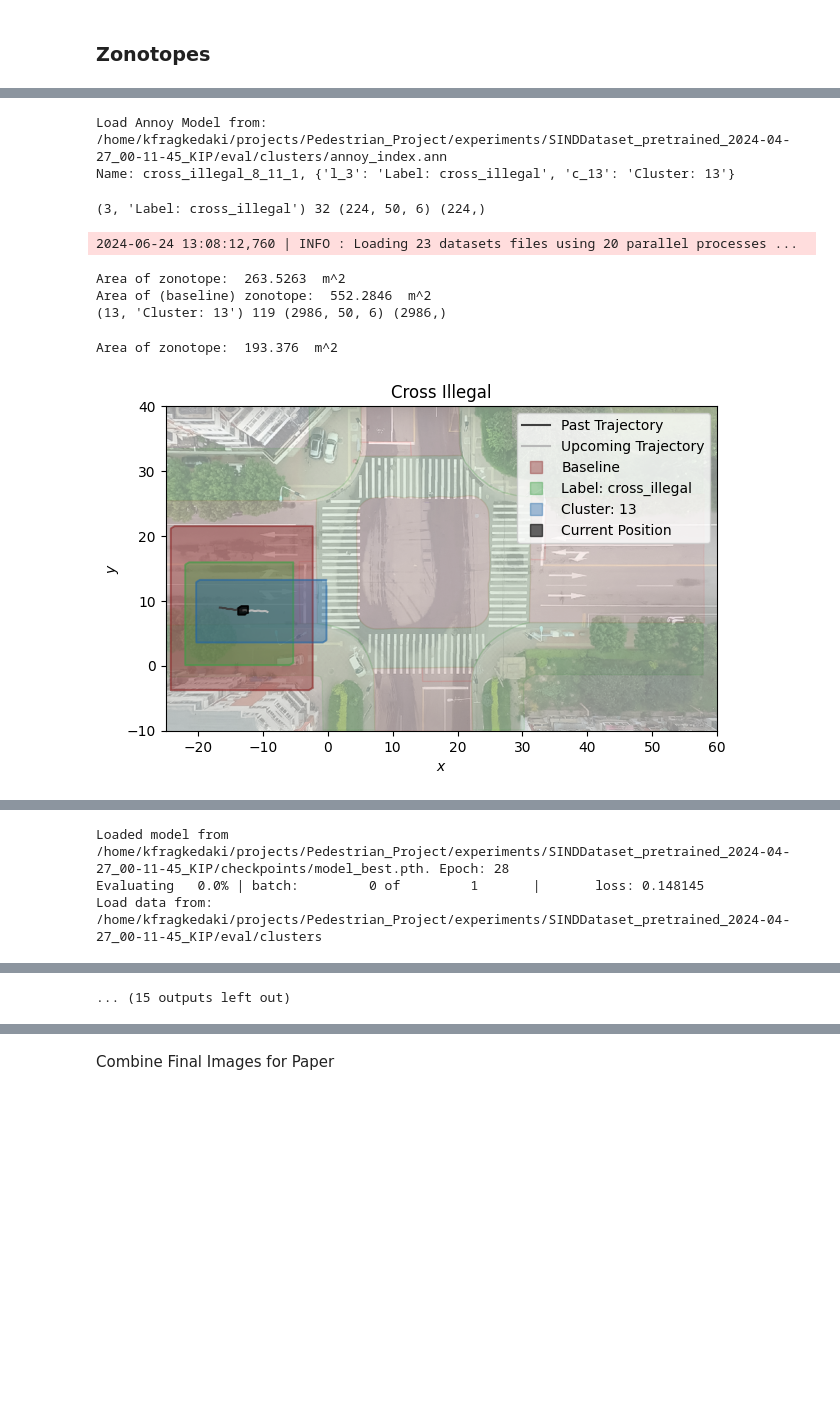
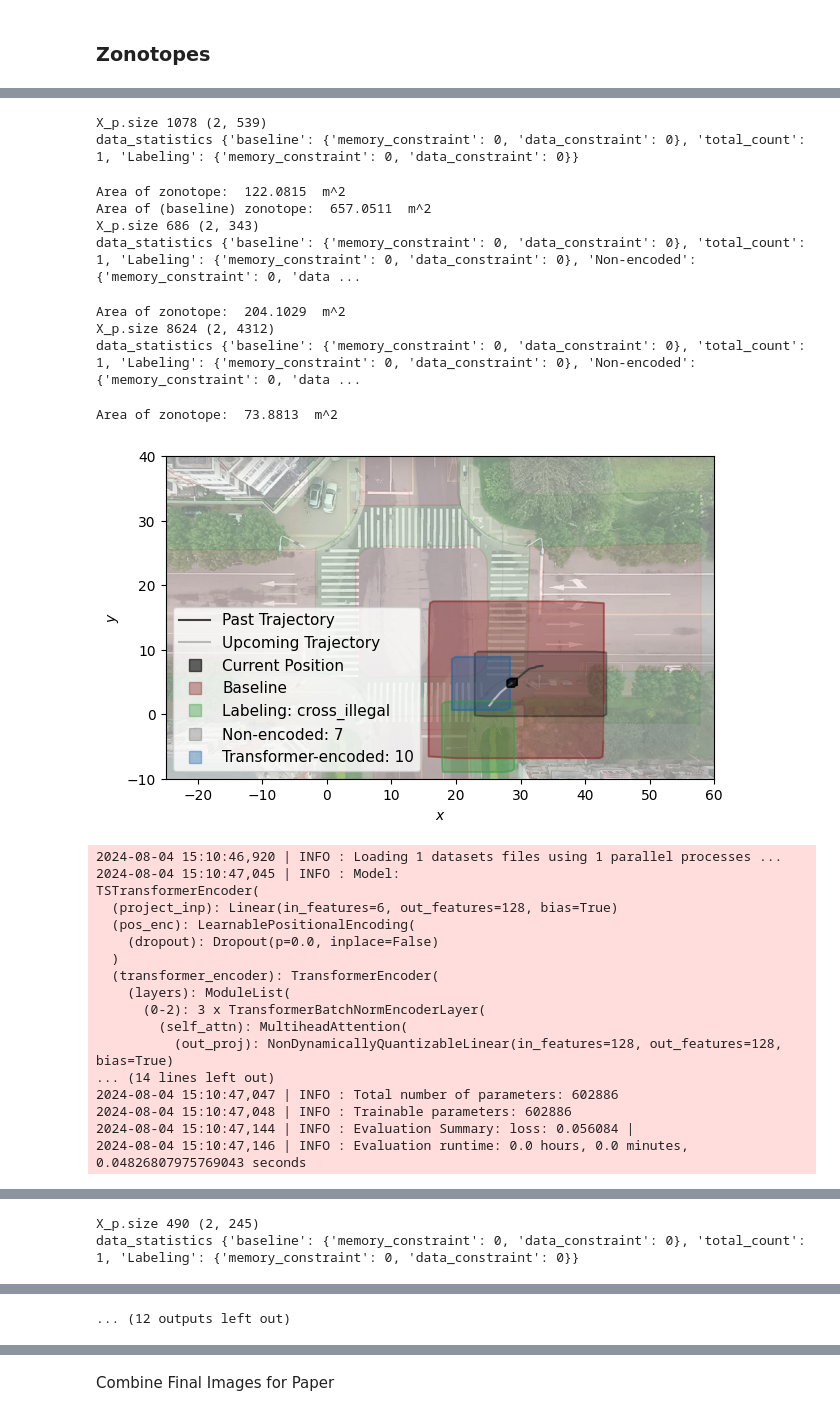
Before and after one commit to kfragkedaki/Pedestrian_Project, a Jupyter notebook: labeling_oracle_Soderlund.ipynb, the cells around one changed output, grey strips where cells are left out. Cells and saved outputs as stored; diff of their text form; code cells hidden in the pictures; blank space fills up the shorter version.

```diff
--- a/labeling_oracle_Soderlund.ipynb
+++ b/labeling_oracle_Soderlund.ipynb
@@ -25,18 +42,22 @@ config = load_config(folder=folder, model_file=model_file, index=index, index_da
 # %%
-TEST_TRAJECTORIES = [
-    'cross_illegal_8_11_1',
-    'cross_left_8_6_4',
-    'crossing_now_7_28_1',
-]
-for name in TEST_TRAJECTORIES:
+for test_name, chunk in TEST_TRAJECTORIES.items():
     config_test = config.copy()
-    config_test['data_dir'] = ROOT_RESOURCES + f'/test/{name}'
+    config_test['data_dir'] = ROOT_RESOURCES + f'/test/{test_name}'
     test_labeling_oracle = LabelingOracleSINDData(config_test)
+    test_labeling_oracle.load_data()
+    test_labeling_oracle.config['original_data'] = False
 
-    trajectory, l = get_test_label(test_labeling_oracle)
-    c = get_cluster(config_test, test_labeling_oracle)
-    test_cases = {f'l_{l}': f'Label: {REVERSED_LABELS[l]}', f'c_{c}': f'Cluster: {c}'}
+    trajectory, l = get_test_label(test_labeling_oracle, chunk=chunk)
+    c, distance_c = get_cluster(config, test_labeling_oracle, chunk=chunk)
 
-    print(f"Name: {name},", test_cases)
-    run_scenario(trajectory=trajectory, config=config, labels=test_cases, show_plot=True, save_plot=config_test['data_dir'])
+    test_labeling_oracle.config['original_data'] = True
+    co, distance_co = get_cluster(config, test_labeling_oracle, chunk=chunk)
+
+    if distance_co > 3 or distance_c > 3:
+        print("No cluster found that is close enough")
+        continue
+    test_cases = {f'l_{l}': f'Labeling: {REVERSED_LABELS[l]}', f'co_{co}': f'Non-encoded: {co}',  f'c_{c}': f'Transformer-encoded: {c}'}
+
+    print(f"Name: {test_name},", test_cases)
+    run_scenario(trajectory=trajectory, config=config, labels=test_cases, show_path=True, baseline=True, show_plot=True, save_plot=config_test['data_dir'])
 # %% [output]
@@ -64,9 +92,28 @@ Load data from: /home/kfragkedaki/projects/Pedestrian_Project/experiments/SINDDa
-Load Annoy Model from: /home/kfragkedaki/projects/Pedestrian_Project/experiments/SINDDataset_pretrained_2024-04-27_00-11-45_KIP/eval/clusters/annoy_index.ann
-Name: cross_illegal_8_11_1, {'l_3': 'Label: cross_illegal', 'c_13': 'Cluster: 13'}
+X_p.size 1078 (2, 539)
+data_statistics {'baseline': {'memory_constraint': 0, 'data_constraint': 0}, 'total_count': 1, 'Labeling': {'memory_constraint': 0, 'data_constraint': 0}}
-(3, 'Label: cross_illegal') 32 (224, 50, 6) (224,)
+Area of zonotope:  122.0815  m^2
+Area of (baseline) zonotope:  657.0511  m^2
+X_p.size 686 (2, 343)
+data_statistics {'baseline': {'memory_constraint': 0, 'data_constraint': 0}, 'total_count': 1, 'Labeling': {'memory_constraint': 0, 'data_constraint': 0}, 'Non-encoded': {'memory_constraint': 0, 'data ...
-2024-06-24 13:08:12,760 | INFO : Loading 23 datasets files using 20 parallel processes ...
+Area of zonotope:  204.1029  m^2
+X_p.size 8624 (2, 4312)
+data_statistics {'baseline': {'memory_constraint': 0, 'data_constraint': 0}, 'total_count': 1, 'Labeling': {'memory_constraint': 0, 'data_constraint': 0}, 'Non-encoded': {'memory_constraint': 0, 'data ...
-Area of zonotope:  263.5263  m^2
-Area of (baseline) zonotope:  552.2846  m^2
-(13, 'Cluster: 13') 119 (2986, 50, 6) (2986,)
+Area of zonotope:  73.8813  m^2
+[figure, new version]
-Area of zonotope:  193.376  m^2
+2024-08-04 15:10:46,920 | INFO : Loading 1 datasets files using 1 parallel processes ...
+2024-08-04 15:10:47,045 | INFO : Model:
+TSTransformerEncoder(
+  (project_inp): Linear(in_features=6, out_features=128, bias=True)
+  (pos_enc): LearnablePositionalEncoding(
+    (dropout): Dropout(p=0.0, inplace=False)
+  )
+  (transformer_encoder): TransformerEncoder(
+    (layers): ModuleList(
+      (0-2): 3 x TransformerBatchNormEncoderLayer(
+        (self_attn): MultiheadAttention(
+          (out_proj): NonDynamicallyQuantizableLinear(in_features=128, out_features=128, bias=True)
+... (14 lines left out)
+2024-08-04 15:10:47,047 | INFO : Total number of parameters: 602886
+2024-08-04 15:10:47,048 | INFO : Trainable parameters: 602886
+2024-08-04 15:10:47,144 | INFO : Evaluation Summary: loss: 0.056084 |
+2024-08-04 15:10:47,146 | INFO : Evaluation runtime: 0.0 hours, 0.0 minutes, 0.04826807975769043 seconds
-[figure, old version]
@@ -90,3 +129,2 @@ TSTransformerEncoder(
-Loaded model from /home/kfragkedaki/projects/Pedestrian_Project/experiments/SINDDataset_pretrained_2024-04-27_00-11-45_KIP/checkpoints/model_best.pth. Epoch: 28
-Evaluating   0.0% | batch:         0 of         1       |       loss: 0.148145
-Load data from: /home/kfragkedaki/projects/Pedestrian_Project/experiments/SINDDataset_pretrained_2024-04-27_00-11-45_KIP/eval/clusters
+X_p.size 490 (2, 245)
+data_statistics {'baseline': {'memory_constraint': 0, 'data_constraint': 0}, 'total_count': 1, 'Labeling': {'memory_constraint': 0, 'data_constraint': 0}}
@@ -94 +133 @@ Load data from: /home/kfragkedaki/projects/Pedestrian_Project/experiments/SINDDa
-... (15 outputs left out)
+... (12 outputs left out)
```
Also changed, not shown: parts of 9 cells of this notebook, 35 other files.
